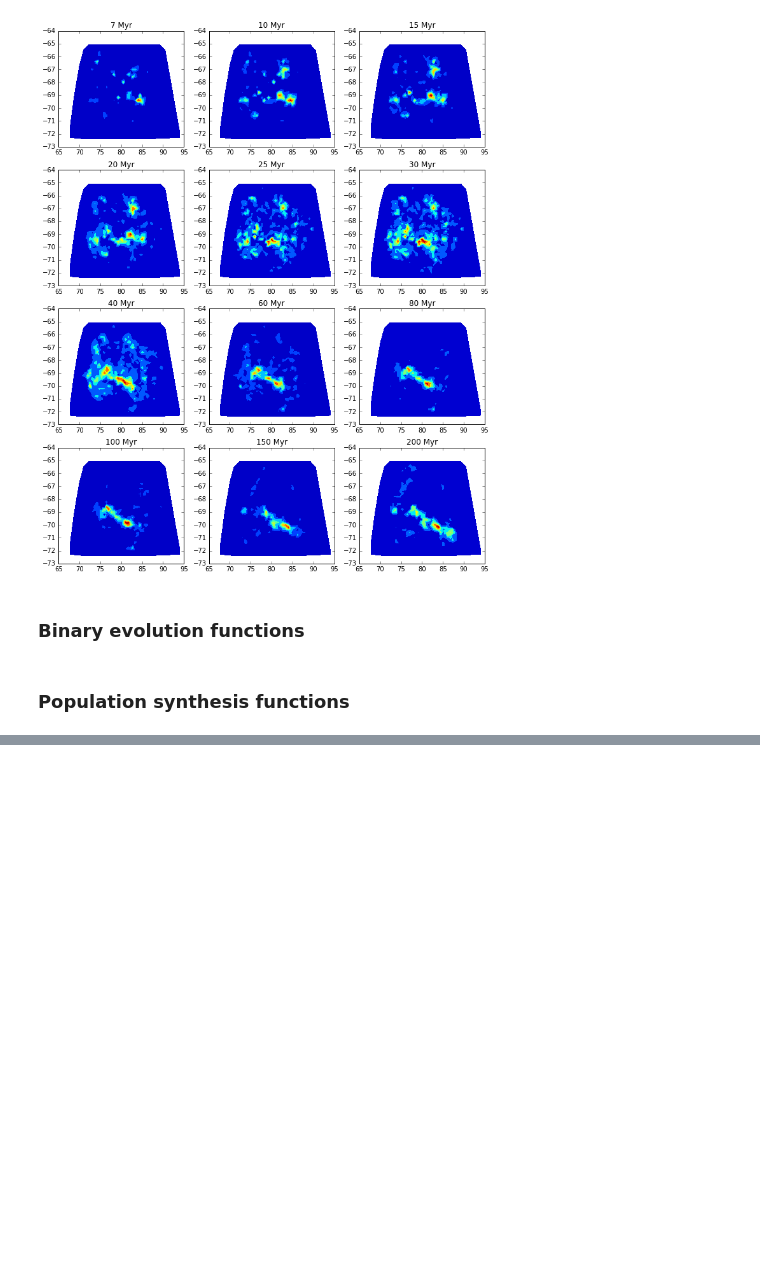
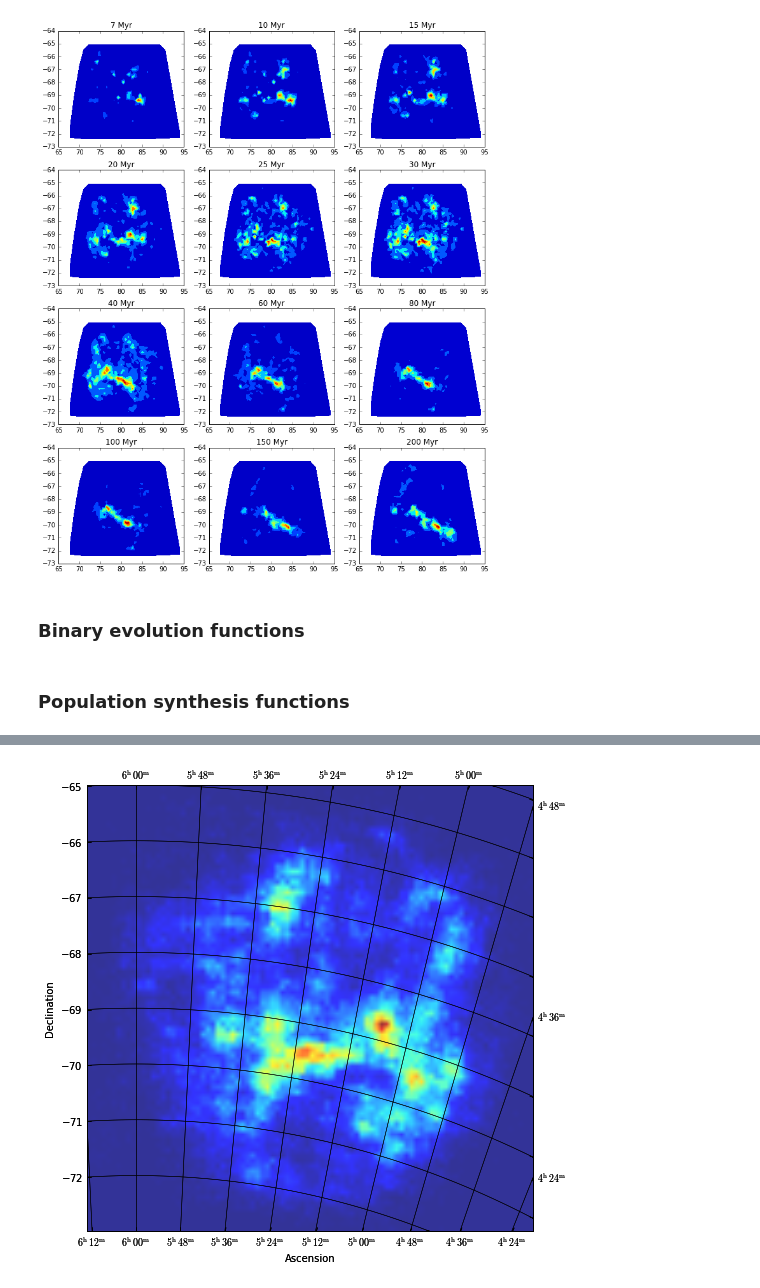
Before and after one commit to astroJeff/XRB, a Jupyter notebook: notebooks/LMC Forward.ipynb, the cells around one changed output, grey strips where cells are left out. Drawn from its saved outputs; the diff is of its cells as text; code cells hidden in the pictures; blank space fills up the shorter version.

```diff
--- a/notebooks/LMC Forward.ipynb
+++ b/notebooks/LMC Forward.ipynb
@@ -712,0 +739,99 @@ plt.show()
+# %%
+import  mpl_toolkits.axisartist.angle_helper as angle_helper
+from matplotlib.projections import PolarAxes
+from matplotlib.transforms import Affine2D
+from mpl_toolkits.axisartist import SubplotHost
+from mpl_toolkits.axisartist import GridHelperCurveLinear
+
+
+
+def curvelinear_test2(fig, rect=111):
+    """
+    polar projection, but in a rectangular box.
+    """
+
+    # see demo_curvelinear_grid.py for details
+    tr = Affine2D().translate(0,90) + Affine2D().scale(np.pi/180., 1.) + PolarAxes.PolarTransform()
+
+    extreme_finder = angle_helper.ExtremeFinderCycle(10, 60,
+                                                     lon_cycle = 360,
+                                                     lat_cycle = None,
+                                                     lon_minmax = None,
+                                                     lat_minmax = (-90, np.inf),
+                                                     )
+
+    grid_locator1 = angle_helper.LocatorHMS(12) #changes theta gridline count
+    tick_formatter1 = angle_helper.FormatterHMS()
+
+    grid_helper = GridHelperCurveLinear(tr,
+                                        extreme_finder=extreme_finder,
+                                        grid_locator1=grid_locator1,
+                                        tick_formatter1=tick_formatter1
+                                        )
+
+
+    ax1 = SubplotHost(fig, rect, grid_helper=grid_helper)
+
+    # make ticklabels of right and top axis visible.
+    ax1.axis["right"].major_ticklabels.set_visible(True)
+    ax1.axis["top"].major_ticklabels.set_visible(True)
+    ax1.axis["bottom"].major_ticklabels.set_visible(True) #Turn off?
+    # let right and bottom axis show ticklabels for 1st coordinate (angle)
+    ax1.axis["right"].get_helper().nth_coord_ticks=0
+    ax1.axis["bottom"].get_helper().nth_coord_ticks=0
+
+
+
+    fig.add_subplot(ax1)
+
+    grid_helper = ax1.get_grid_helper()
+
+    # You may or may not need these - they set the view window explicitly rather than using the
+    # default as determined by matplotlib with extreme finder.
+    ax1.set_aspect(1.)
+    ax1.set_xlim(-1, 8) # moves the origin left-right in ax1
+    ax1.set_ylim(17, 25) # moves the origin up-down
+
+    ax1.set_ylabel('Declination')
+    ax1.set_xlabel('Ascension')
+    ax1.grid(True, linestyle='-')
+    #ax1.grid(linestyle='--', which='x') # either keyword applies to both
+    #ax1.grid(linestyle=':', which='y')  # sets of gridlines
+
+    return ax1,tr
+
+
+fig = plt.figure(1, figsize=(8, 8))
+fig.clf()
+
+ax1, tr = curvelinear_test2(fig,111) # tr.transform_point((x, 0)) is always (0,0)
+                            # => (theta, r) in but (r, theta) out...
+
+# Read RA, DEC data from file.
+ra = HMXB["ra"]
+dec = HMXB["dec"]
+out_test = tr.transform(zip(ra, dec))
+
+
+# Use this block to generate colored points with a colorbar.
+#cm = plt.cm.get_cmap('RdYlBu_r')
+#z = np.random.random((len(ra), 1))  # RGB values
+
+
+
+HMXB_hist, xedges, yedges = np.histogram2d(out_test[:,0], out_test[:,1], bins=100, weights=HMXB["norm"])
+extent = [xedges[0], xedges[-1], yedges[0], yedges[-1]]
+
+ax1.imshow(HMXB_hist.T, extent=extent, origin='lower', aspect='auto', alpha=0.8)
+#ax1.scatter(out_test[:,0],out_test[:,1], marker='.', alpha=0.01, color='k')
+
+
+
+plt.savefig('../figures/forward_LMC_HMXBs_color.pdf')
+#plt.show()
+
+
+#ax1.imshow(HMXB_hist.T, extent=extent, origin='lower', aspect='auto', cmap=cm.Greys, clim=[0.0,7.0e7])
+#plt.savefig('../figures/forward_LMC_HMXBs_bw.pdf')
+# %% [output]
+[figure, added]
```
Also changed, not shown: parts of 3 cells of this notebook.
